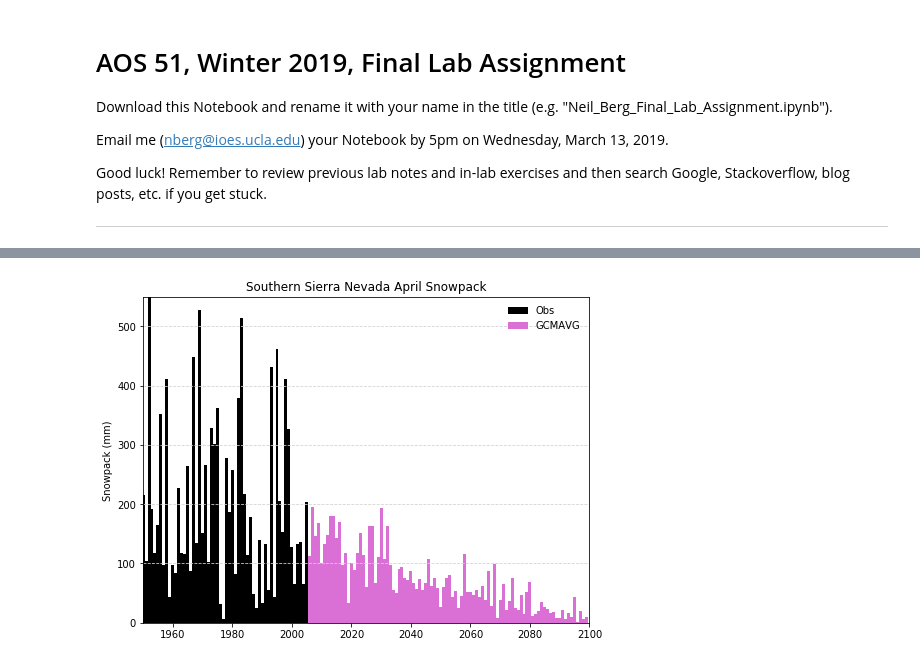
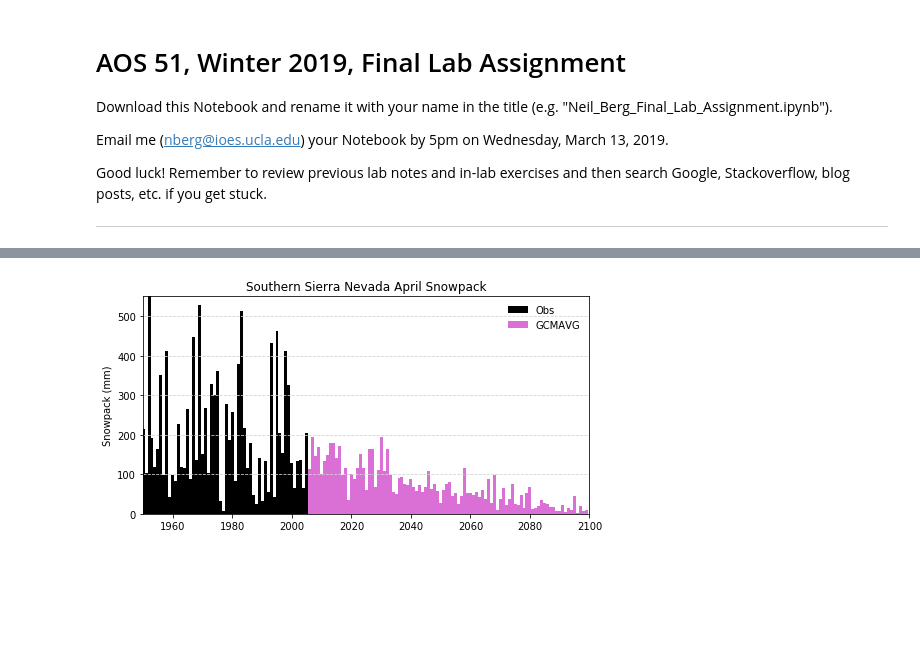
Before and after one commit to neil-berg/climate-data-analyses, a Jupyter notebook: assignments/AOS51_2019W_Final_KEY.ipynb, the cells around one changed output, grey strips where cells are left out. Cells and saved outputs as stored; diff of their text form; code cells hidden in the pictures; blank space fills up the shorter version.

```diff
--- a/assignments/AOS51_2019W_Final_KEY.ipynb
+++ b/assignments/AOS51_2019W_Final_KEY.ipynb
@@ -146,32 +151,32 @@ df_mm = df * 25.4
 df_mm['GCMAVG'] = df_mm.mean(axis=1)
 
 # Calculate number of years >= 100 mm
 df_mm['obs_100'] = df_mm['OBS'] > 100
 df_mm['GCMAVG_100'] = df_mm['GCMAVG'] > 100
 
 # Number of historical years during 1981-2000 > 100 mm [=14]
 hist_snow_years = df_mm['obs_100'].loc['1981':'2000'].sum()
 
 # Number of future years in the GCMAVG 2041-2060 above 100 m [=2]
 mid_fut_snow_years = df_mm['GCMAVG_100'].loc['2041':'2060'].sum()
 
 # Number of future years in the GCMAVG 2080-20099 above 100 m [=0]
 late_fut_snow_years = df_mm['GCMAVG_100'].loc['2080':'2099'].sum()
 
 # Time series plot
 obs_years = np.arange(1950, 2006)
 fut_years = np.arange(2006, 2100)
 
-fig = plt.figure(figsize=(8,6))
+fig = plt.figure(figsize=(8,4))
 ax = fig.add_subplot(1,1,1)
 ax.bar(obs_years, df_mm['OBS'].loc['1950':'2005'], width=1, color='black', label='Obs')
 ax.bar(fut_years, df_mm['GCMAVG'].loc['2006':'2099'], width=1, color='orchid', label='GCMAVG')
 ax.set_ylim(0,550)
 ax.set_xlim(1950,2100)
 ax.set_ylabel('Snowpack (mm)')
 ax.set_title('Southern Sierra Nevada April Snowpack')
 ax.grid(axis='y', color='lightgrey', linestyle='dashed')
 plt.legend(loc='upper right', frameon=False)
 plt.show()
 # %% [output]
-[figure, old version]
+[figure, new version]
```
Also changed, not shown: parts of 8 cells of this notebook.
